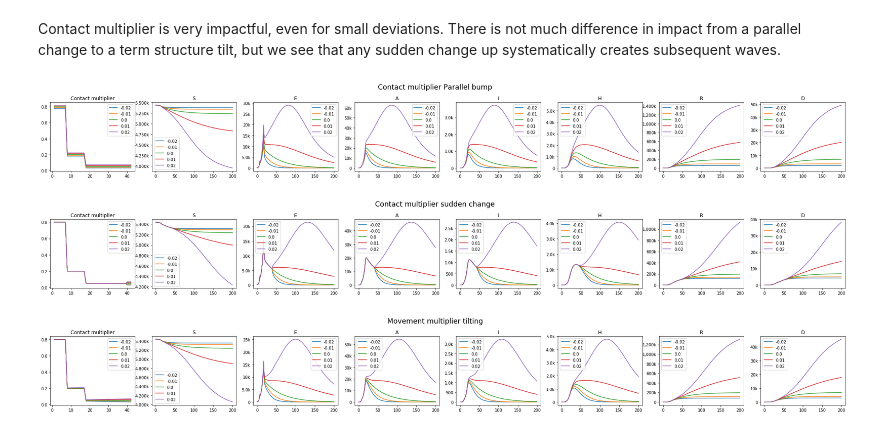
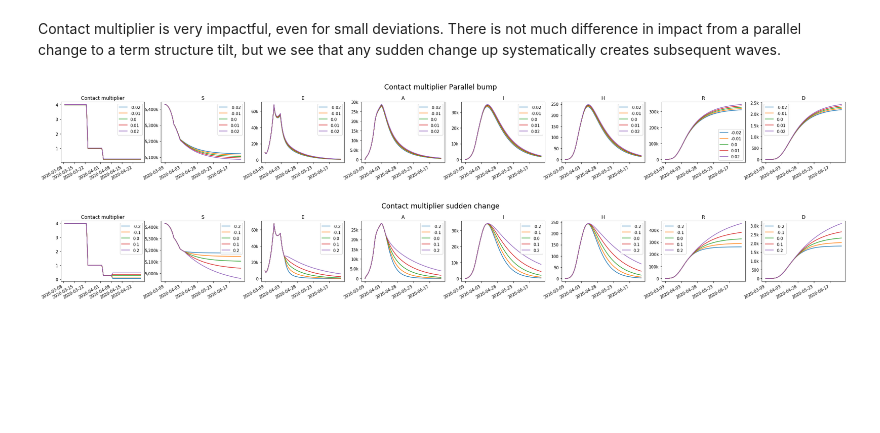
Before and after one commit to magicicada/simple_network_sim, a Jupyter notebook: doc/notebooks/Parameter sensitivity analysis.ipynb, the cells around one changed output. Drawn from its saved outputs; the diff is of its cells as text; code cells hidden in the pictures; blank space fills up the shorter version.

```diff
--- a/doc/notebooks/Parameter sensitivity analysis.ipynb
+++ b/doc/notebooks/Parameter sensitivity analysis.ipynb
@@ -252,7 +242,7 @@ for age_range1, infection_row in network.mixingMatrix._matrix.items():
         for bump in [-0.5, -0.25, 0., 0.25, 0.5]:
             infectionMatrix = bump_infection_matrix(age_range1, age_range2, bump)
             bumped_network = create_network(mixing_matrix=infectionMatrix)
-            res = runSimulation(bumped_network, max_time, trials, initial_infections)
+            res = runSimulation(bumped_network, random_seed, [])
             res = aggregate_all_boards(res)
 
             for i, col in enumerate(['S', 'E', 'A', 'I', 'H', 'R', 'D']):
@@ -278,8 +268,8 @@ fig.suptitle("Infection probability", fontsize='xx-large')
 fig.subplots_adjust(top=0.8)
 
 for proba in [0.2, 0.4, 0.6, 0.8, 1.]:
-    bumped_network = create_network(infection_probability=pd.DataFrame([{"Time": 0, "Value": proba}]))
-    res = runSimulation(bumped_network, max_time, trials, initial_infections)
+    bumped_network = create_network(infection_probability=pd.DataFrame([{"Date": "2020-03-09", "Value": proba}]))
+    res = runSimulation(bumped_network, random_seed, [])
     res = aggregate_all_boards(res)
 
     for i, col in enumerate(['S', 'E', 'A', 'I', 'H', 'R', 'D']):
@@ -336,18 +333,0 @@ for bump in [-0.05, 0., 0.05, 0.1, 0.2, 0.4, 0.6]:
-# %%
-fig, axes = plt.subplots(nrows=1, ncols=8, figsize=(35, 3.5))
-fig.suptitle(f"Movement multiplier tilting", fontsize='xx-large')
-fig.subplots_adjust(top=0.8)
-
-for bump in [-0.05, 0., 0.05, 0.1, 0.2, 0.4, 0.6]:
-    movement_multipliers = tilt_movement_multipliers(bump, 0)
-    bumped_network = create_network(movement_multipliers=movement_multipliers)
-    res = runSimulation(bumped_network, max_time, trials, initial_infections)
-    res = aggregate_all_boards(res)
-
-    plot_movement_multiplier(axes[0], bump, movement_multipliers)
-
-    for i, col in enumerate(['S', 'E', 'A', 'I', 'H', 'R', 'D']):
-        res[col].plot(ax=axes[i + 1], title=col, label=bump)
-        axes[i + 1].set_xlabel('')
-        axes[i + 1].legend()
-        axes[i + 1].yaxis.set_major_formatter(fmt)
@@ -365,55 +343,43 @@ fig.subplots_adjust(top=0.8)
 for bump in [-0.02, -0.01, 0., 0.01, 0.02]:
     movement_multipliers = bump_movement_multipliers(0, bump)
     bumped_network = create_network(movement_multipliers=movement_multipliers)
-    res = runSimulation(bumped_network, max_time, trials, initial_infections)
+    res = runSimulation(bumped_network, random_seed, [])
     res = aggregate_all_boards(res)
 
-    plot_contact_multiplier(axes[0], bump, movement_multipliers)
+    axes[0].plot(pd.to_datetime(movement_multipliers.Date), movement_multipliers.Contact_Multiplier, label=bump)
+    axes[0].set_title("Contact multiplier")
+    axes[0].set_xlabel('')
+    axes[0].legend()
 
     for i, col in enumerate(['S', 'E', 'A', 'I', 'H', 'R', 'D']):
         res[col].plot(ax=axes[i + 1], title=col, label=bump)
         axes[i + 1].set_xlabel('')
         axes[i + 1].legend()
         axes[i + 1].yaxis.set_major_formatter(fmt)
+        fig.autofmt_xdate()
 # %% [output]
-[figure, old version]
+[figure, new version]
 # %%
 fig, axes = plt.subplots(nrows=1, ncols=8, figsize=(35, 3.5))
 fig.suptitle(f"Contact multiplier sudden change", fontsize='xx-large')
 fig.subplots_adjust(top=0.8)
 
-for bump in [-0.02, -0.01, 0., 0.01, 0.02]:
-    movement_multipliers = bump_movement_multipliers(0, bump, 40)
+for bump in [-0.2, -0.1, 0., 0.1, 0.2]:
+    movement_multipliers = bump_movement_multipliers(0, bump, dt.date(2020, 4, 9))
     bumped_network = create_network(movement_multipliers=movement_multipliers)
-    res = runSimulation(bumped_network, max_time, trials, initial_infections)
+    res = runSimulation(bumped_network, random_seed, [])
     res = aggregate_all_boards(res)
 
-    plot_contact_multiplier(axes[0], bump, movement_multipliers)
+    axes[0].plot(pd.to_datetime(movement_multipliers.Date), movement_multipliers.Contact_Multiplier, label=bump)
+    axes[0].set_title("Contact multiplier")
+    axes[0].set_xlabel('')
+    axes[0].legend()
 
     for i, col in enumerate(['S', 'E', 'A', 'I', 'H', 'R', 'D']):
         res[col].plot(ax=axes[i + 1], title=col, label=bump)
         axes[i + 1].set_xlabel('')
         axes[i + 1].legend()
         axes[i + 1].yaxis.set_major_formatter(fmt)
+        fig.autofmt_xdate()
 # %% [output]
-[figure, old version]
+[figure, new version]
-# %%
-fig, axes = plt.subplots(nrows=1, ncols=8, figsize=(35, 3.5))
-fig.suptitle(f"Movement multiplier tilting", fontsize='xx-large')
-fig.subplots_adjust(top=0.8)
-
-for bump in [-0.02, -0.01, 0., 0.01, 0.02]:
-    movement_multipliers = tilt_movement_multipliers(0, bump)
-    bumped_network = create_network(movement_multipliers=movement_multipliers)
-    res = runSimulation(bumped_network, max_time, trials, initial_infections)
-    res = aggregate_all_boards(res)
-
-    plot_contact_multiplier(axes[0], bump, movement_multipliers)
-
-    for i, col in enumerate(['S', 'E', 'A', 'I', 'H', 'R', 'D']):
-        res[col].plot(ax=axes[i + 1], title=col, label=bump)
-        axes[i + 1].set_xlabel('')
-        axes[i + 1].legend()
-        axes[i + 1].yaxis.set_major_formatter(fmt)
-# %% [output]
-[figure, removed]
```
Also changed, not shown: parts of 17 cells of this notebook.
